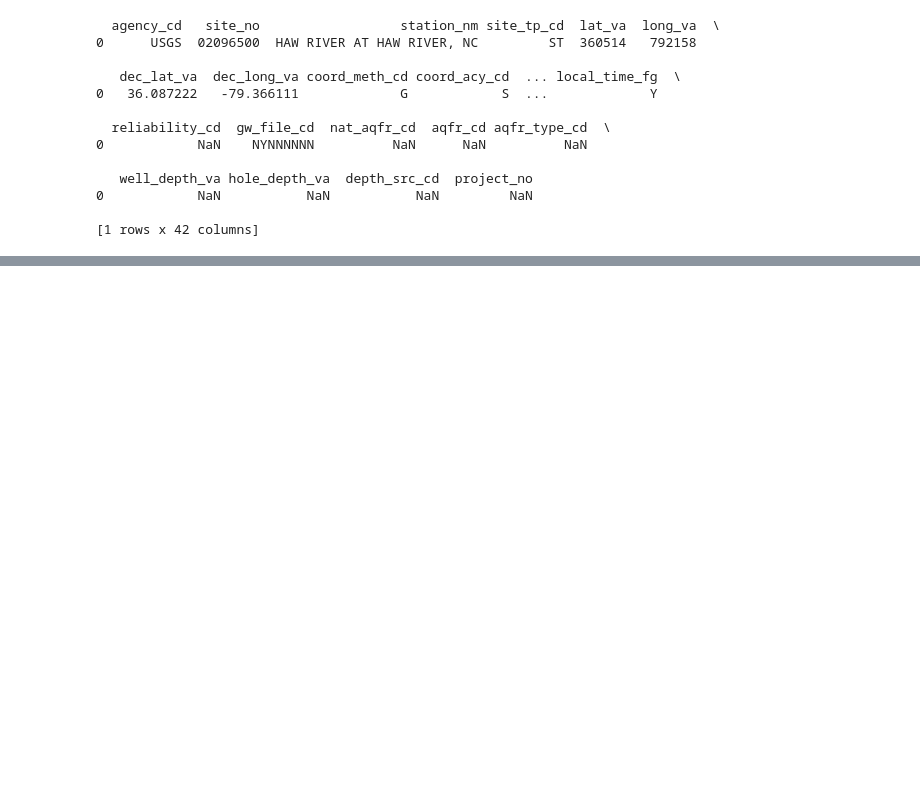
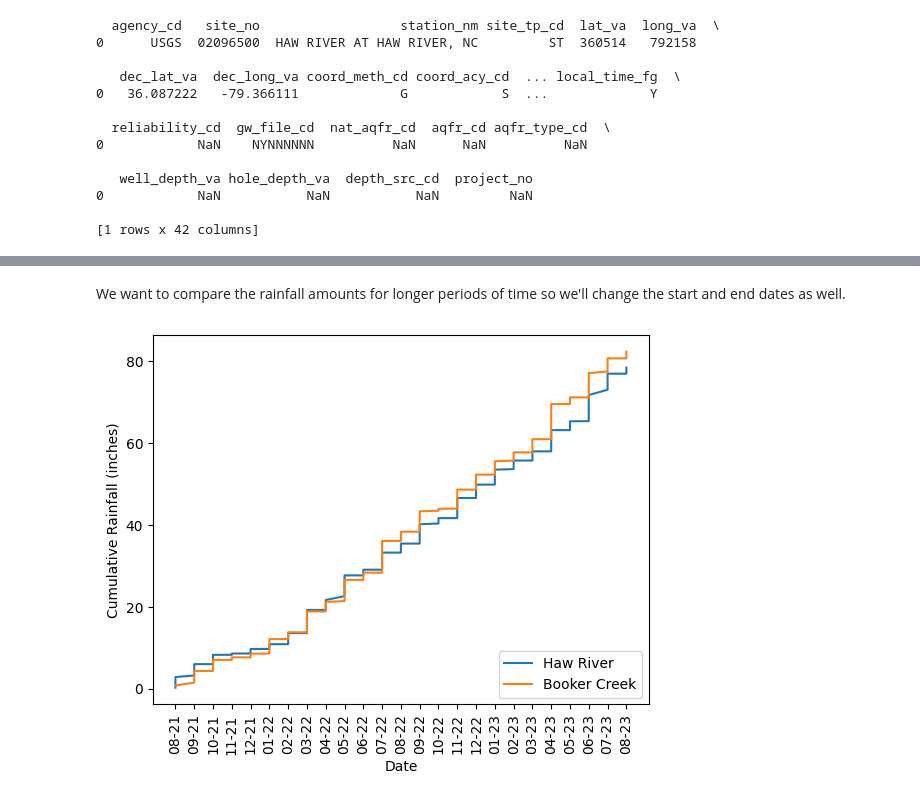
Before and after one commit to tmweigand/GroundwaterHydrology, a Jupyter notebook: test.ipynb, the cells around one changed output, grey strips where cells are left out. Cells and saved outputs as stored; diff of their text form; code cells hidden in the pictures; blank space fills up the shorter version.

```diff
--- a/test.ipynb
+++ b/test.ipynb
@@ -44,0 +79,5 @@ print(upSite)
+# %%
+### Booker Creek at Chapel Hill, NC
+BCSiteID = '355631079025645'
+BCSite = nwis.get_record(sites=BCSiteID, service='site')
+print(BCSite)
@@ -44,0 +101,25 @@ print(upSite)
+# %% [markdown]
+We want to compare the rainfall amounts for longer periods of time so we'll change the start and end dates as well.
+# %%
+### Dates for Start and End of Data
+startDate = '2021-08-20'
+endDate = '2023-08-20'
+
+HRrainData = nwis.get_record(sites=HRSiteID, service=dataType, start=startDate, end=endDate, parameterCd=param)
+BCrainData = nwis.get_record(sites=BCSiteID, service=dataType, start=startDate, end=endDate, parameterCd=param)
+# %%
+### Calculate Cumulative Summation for Both Locations
+HRsum = HRrainData['00045_Sum'].cumsum()
+BCsum = BCrainData['00045_Sum'].cumsum()
+# %%
+### Plot the Cumulative Rainfall Amounts
+fig, ax = plt.subplots()
+plt.plot(HRrainData.index.strftime('%m-%y'),HRsum,label = "Haw River")
+plt.plot(BCrainData.index.strftime('%m-%y'),BCsum,label = "Booker Creek")
+plt.xlabel('Date')
+plt.ylabel('Cumulative Rainfall (inches)')
+plt.xticks(rotation=90)
+plt.legend(loc='lower right')
+plt.show()
+# %% [output]
+[figure, added]
```
Also changed, not shown: parts of 7 cells of this notebook.
